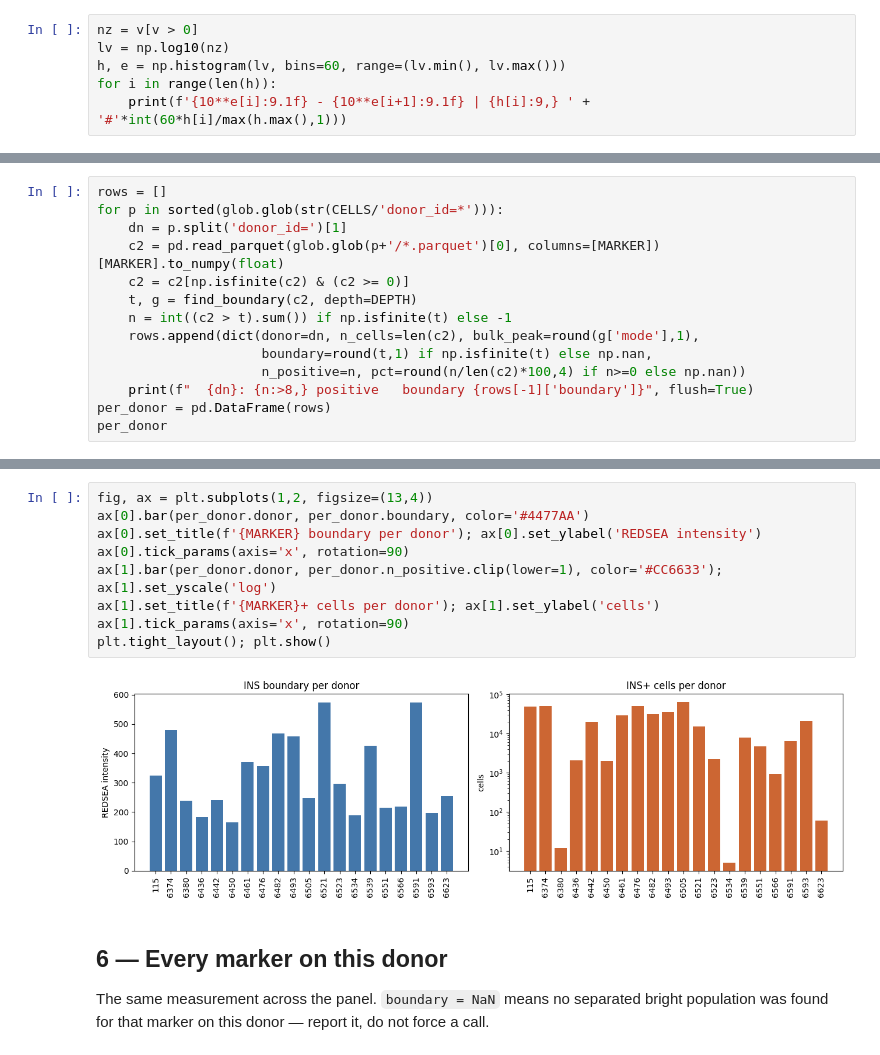
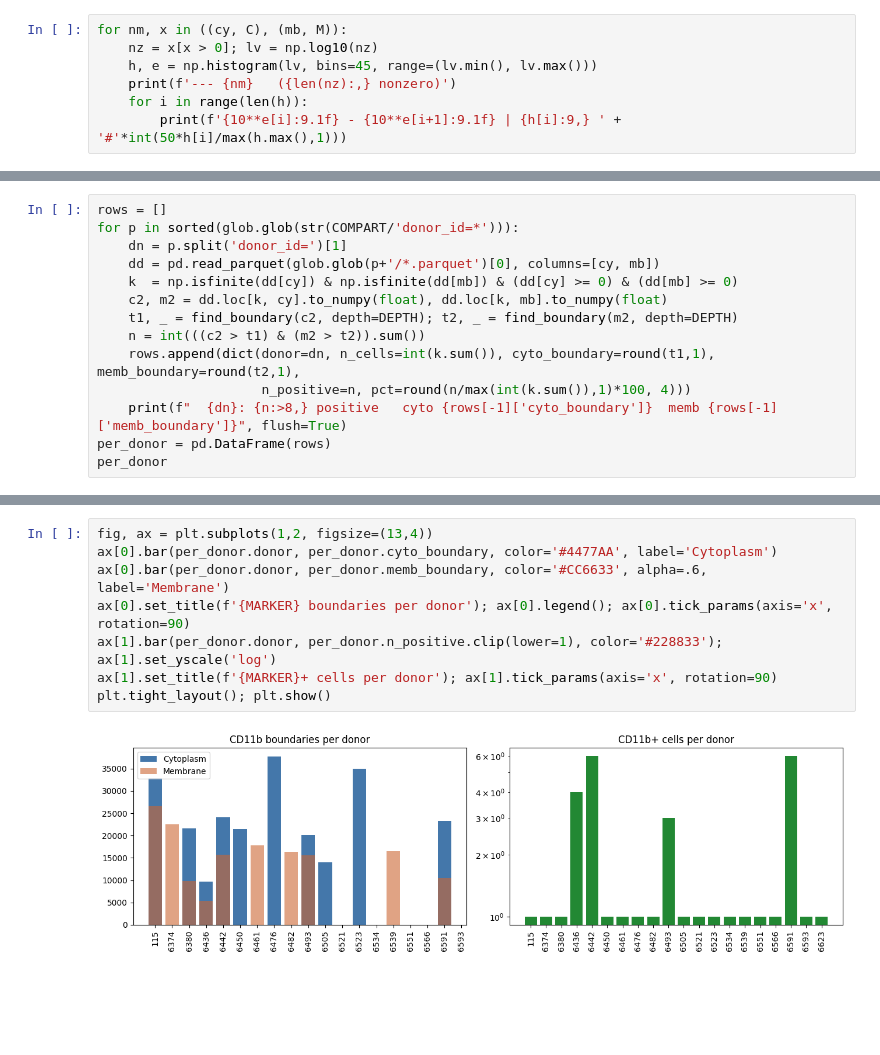
Before and after one commit to smith6jt-cop/Phenocycler_Analysis, a Jupyter notebook: notebooks/03_restore_normalize.ipynb, the cells around one changed output, grey strips where cells are left out. Saved outputs shown, nothing was run; the diff lists cells and outputs as text; blank space fills up the shorter version.

```diff
--- a/notebooks/03_restore_normalize.ipynb
+++ b/notebooks/03_restore_normalize.ipynb
@@ -50,7 +55,8 @@ positive population are separate groups.
 # %%
-nz = v[v > 0]
-lv = np.log10(nz)
-h, e = np.histogram(lv, bins=60, range=(lv.min(), lv.max()))
-for i in range(len(h)):
-    print(f'{10**e[i]:9.1f} - {10**e[i+1]:9.1f} | {h[i]:9,} ' + '#'*int(60*h[i]/max(h.max(),1)))
+for nm, x in ((cy, C), (mb, M)):
+    nz = x[x > 0]; lv = np.log10(nz)
+    h, e = np.histogram(lv, bins=45, range=(lv.min(), lv.max()))
+    print(f'--- {nm}   ({len(nz):,} nonzero)')
+    for i in range(len(h)):
+        print(f'{10**e[i]:9.1f} - {10**e[i+1]:9.1f} | {h[i]:9,} ' + '#'*int(50*h[i]/max(h.max(),1)))
 # %% [output]
@@ -145,15 +148,15 @@ biological edge. The **count** is free to vary — that is the biology.
 # %%
 rows = []
-for p in sorted(glob.glob(str(CELLS/'donor_id=*'))):
+for p in sorted(glob.glob(str(COMPART/'donor_id=*'))):
     dn = p.split('donor_id=')[1]
-    c2 = pd.read_parquet(glob.glob(p+'/*.parquet')[0], columns=[MARKER])[MARKER].to_numpy(float)
-    c2 = c2[np.isfinite(c2) & (c2 >= 0)]
-    t, g = find_boundary(c2, depth=DEPTH)
-    n = int((c2 > t).sum()) if np.isfinite(t) else -1
-    rows.append(dict(donor=dn, n_cells=len(c2), bulk_peak=round(g['mode'],1),
-                     boundary=round(t,1) if np.isfinite(t) else np.nan,
-                     n_positive=n, pct=round(n/len(c2)*100,4) if n>=0 else np.nan))
-    print(f"  {dn}: {n:>8,} positive   boundary {rows[-1]['boundary']}", flush=True)
+    dd = pd.read_parquet(glob.glob(p+'/*.parquet')[0], columns=[cy, mb])
+    k  = np.isfinite(dd[cy]) & np.isfinite(dd[mb]) & (dd[cy] >= 0) & (dd[mb] >= 0)
+    c2, m2 = dd.loc[k, cy].to_numpy(float), dd.loc[k, mb].to_numpy(float)
+    t1, _ = find_boundary(c2, depth=DEPTH); t2, _ = find_boundary(m2, depth=DEPTH)
+    n = int(((c2 > t1) & (m2 > t2)).sum())
+    rows.append(dict(donor=dn, n_cells=int(k.sum()), cyto_boundary=round(t1,1), memb_boundary=round(t2,1),
+                     n_positive=n, pct=round(n/max(int(k.sum()),1)*100, 4)))
+    print(f"  {dn}: {n:>8,} positive   cyto {rows[-1]['cyto_boundary']}  memb {rows[-1]['memb_boundary']}", flush=True)
 per_donor = pd.DataFrame(rows)
 per_donor
 # %% [output]
@@ -197,16 +200,10 @@ per_donor
 # %%
 fig, ax = plt.subplots(1,2, figsize=(13,4))
-ax[0].bar(per_donor.donor, per_donor.boundary, color='#4477AA')
-ax[0].set_title(f'{MARKER} boundary per donor'); ax[0].set_ylabel('REDSEA intensity')
-ax[0].tick_params(axis='x', rotation=90)
-ax[1].bar(per_donor.donor, per_donor.n_positive.clip(lower=1), color='#CC6633'); ax[1].set_yscale('log')
-ax[1].set_title(f'{MARKER}+ cells per donor'); ax[1].set_ylabel('cells')
-ax[1].tick_params(axis='x', rotation=90)
+ax[0].bar(per_donor.donor, per_donor.cyto_boundary, color='#4477AA', label='Cytoplasm')
+ax[0].bar(per_donor.donor, per_donor.memb_boundary, color='#CC6633', alpha=.6, label='Membrane')
+ax[0].set_title(f'{MARKER} boundaries per donor'); ax[0].legend(); ax[0].tick_params(axis='x', rotation=90)
+ax[1].bar(per_donor.donor, per_donor.n_positive.clip(lower=1), color='#228833'); ax[1].set_yscale('log')
+ax[1].set_title(f'{MARKER}+ cells per donor'); ax[1].tick_params(axis='x', rotation=90)
 plt.tight_layout(); plt.show()
 # %% [output]
-[figure, old version]
+[figure, new version]
-# %% [markdown]
-## 6 — Every marker on this donor
-
-The same measurement across the panel. `boundary = NaN` means no separated bright population was
-found for that marker on this donor — report it, do not force a call.
```
Also changed, not shown: parts of 21 cells of this notebook, 5 other files.
